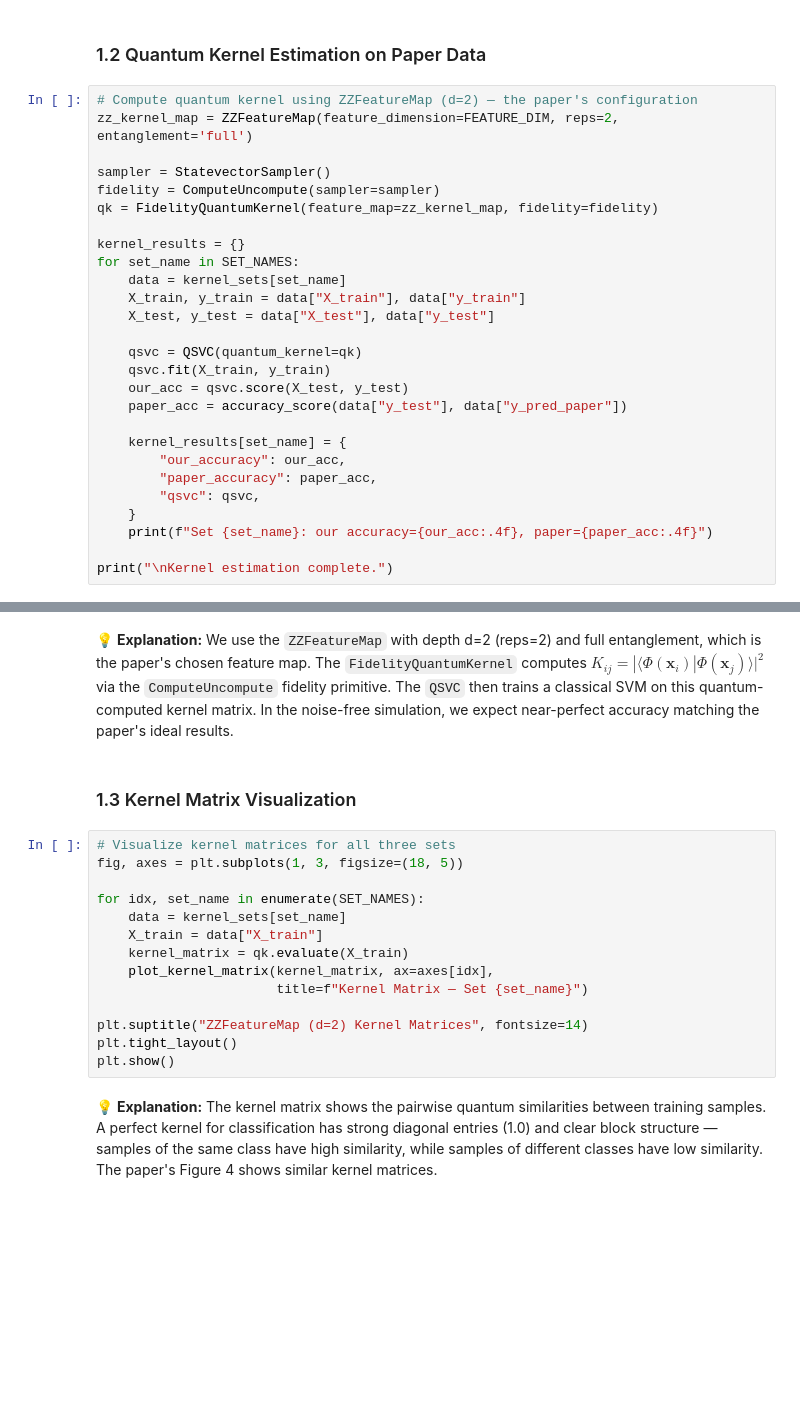
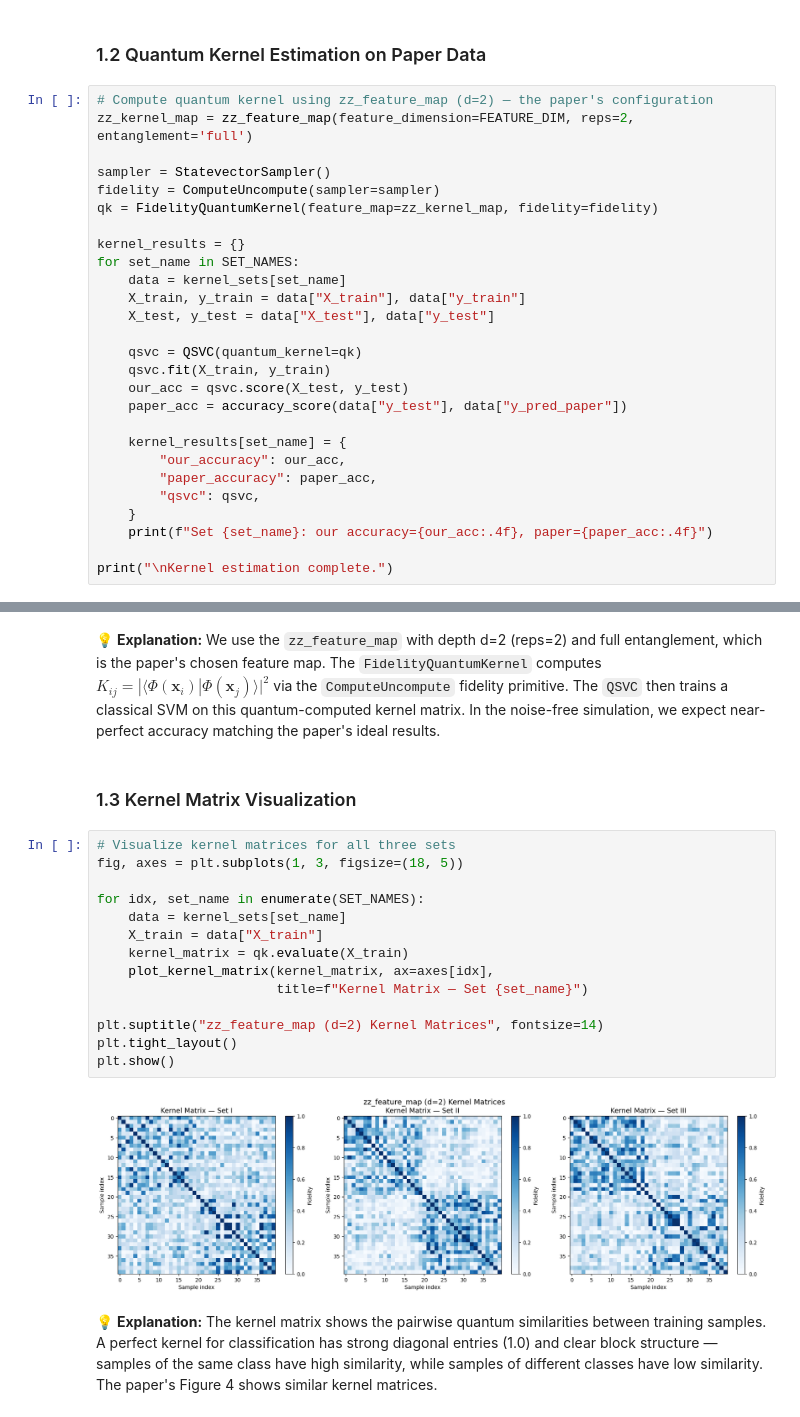
Before and after one commit to its2ru3/qml_supervised, a Jupyter notebook: main.ipynb, the cells around one changed output, grey strips where cells are left out. Drawn from its saved outputs; the diff is of its cells as text; blank space fills up the shorter version.

```diff
--- a/main.ipynb
+++ b/main.ipynb
@@ -96,8 +111,8 @@ plot_data(kernel_sets["I"]["X_train"], kernel_sets["I"]["y_train"],
 # %% [markdown]
 ### 1.2 Quantum Kernel Estimation on Paper Data
 # %%
-# Compute quantum kernel using ZZFeatureMap (d=2) — the paper's configuration
-zz_kernel_map = ZZFeatureMap(feature_dimension=FEATURE_DIM, reps=2, entanglement='full')
+# Compute quantum kernel using zz_feature_map (d=2) — the paper's configuration
+zz_kernel_map = zz_feature_map(feature_dimension=FEATURE_DIM, reps=2, entanglement='full')
 
 sampler = StatevectorSampler()
 fidelity = ComputeUncompute(sampler=sampler)
@@ -125,21 +146,23 @@ print("\nKernel estimation complete.")
 # %% [markdown]
-💡 **Explanation:** We use the `ZZFeatureMap` with depth d=2 (reps=2) and full entanglement, which is the paper's chosen feature map. The `FidelityQuantumKernel` computes $K_{ij} = |\langle\Phi(\mathbf{x}_i)|\Phi(\mathbf{x}_j)\rangle|^2$ via the `ComputeUncompute` fidelity primitive. The `QSVC` then trains a classical SVM on this quantum-computed kernel matrix. In the noise-free simulation, we expect near-perfect accuracy matching the paper's ideal results.
+💡 **Explanation:** We use the `zz_feature_map` with depth d=2 (reps=2) and full entanglement, which is the paper's chosen feature map. The `FidelityQuantumKernel` computes $K_{ij} = |\langle\Phi(\mathbf{x}_i)|\Phi(\mathbf{x}_j)\rangle|^2$ via the `ComputeUncompute` fidelity primitive. The `QSVC` then trains a classical SVM on this quantum-computed kernel matrix. In the noise-free simulation, we expect near-perfect accuracy matching the paper's ideal results.
 # %% [markdown]
 ### 1.3 Kernel Matrix Visualization
 # %%
 # Visualize kernel matrices for all three sets
 fig, axes = plt.subplots(1, 3, figsize=(18, 5))
 
 for idx, set_name in enumerate(SET_NAMES):
     data = kernel_sets[set_name]
     X_train = data["X_train"]
     kernel_matrix = qk.evaluate(X_train)
     plot_kernel_matrix(kernel_matrix, ax=axes[idx],
                        title=f"Kernel Matrix — Set {set_name}")
 
-plt.suptitle("ZZFeatureMap (d=2) Kernel Matrices", fontsize=14)
+plt.suptitle("zz_feature_map (d=2) Kernel Matrices", fontsize=14)
 plt.tight_layout()
 plt.show()
+# %% [output]
+[figure, added]
 # %% [markdown]
 💡 **Explanation:** The kernel matrix shows the pairwise quantum similarities between training samples. A perfect kernel for classification has strong diagonal entries (1.0) and clear block structure — samples of the same class have high similarity, while samples of different classes have low similarity. The paper's Figure 4 shows similar kernel matrices.
 # %% [markdown]
```
Also changed, not shown: parts of 28 cells of this notebook, 9 other files.
